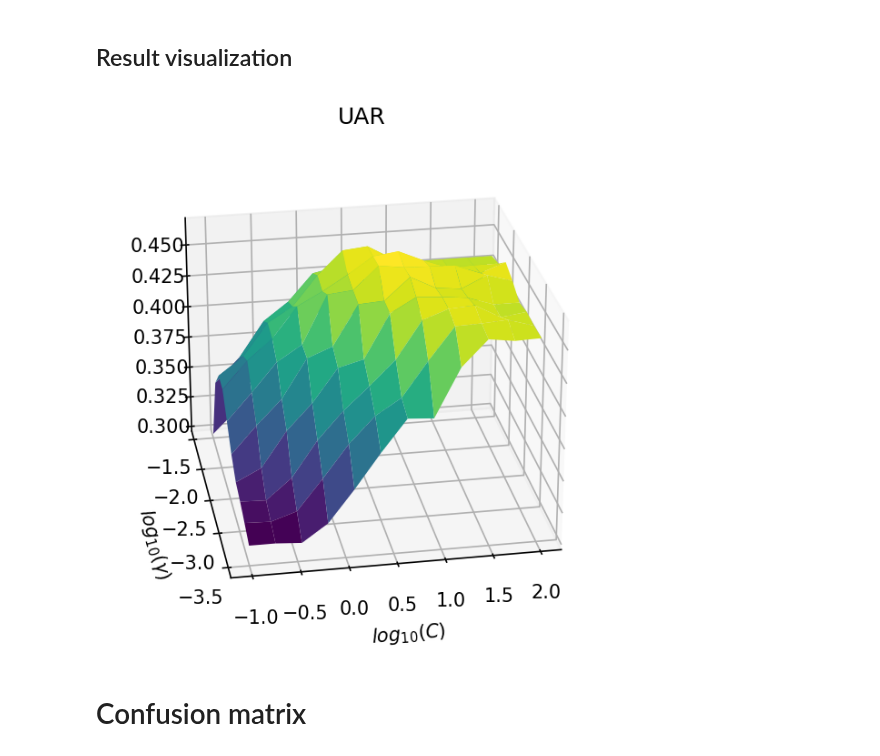
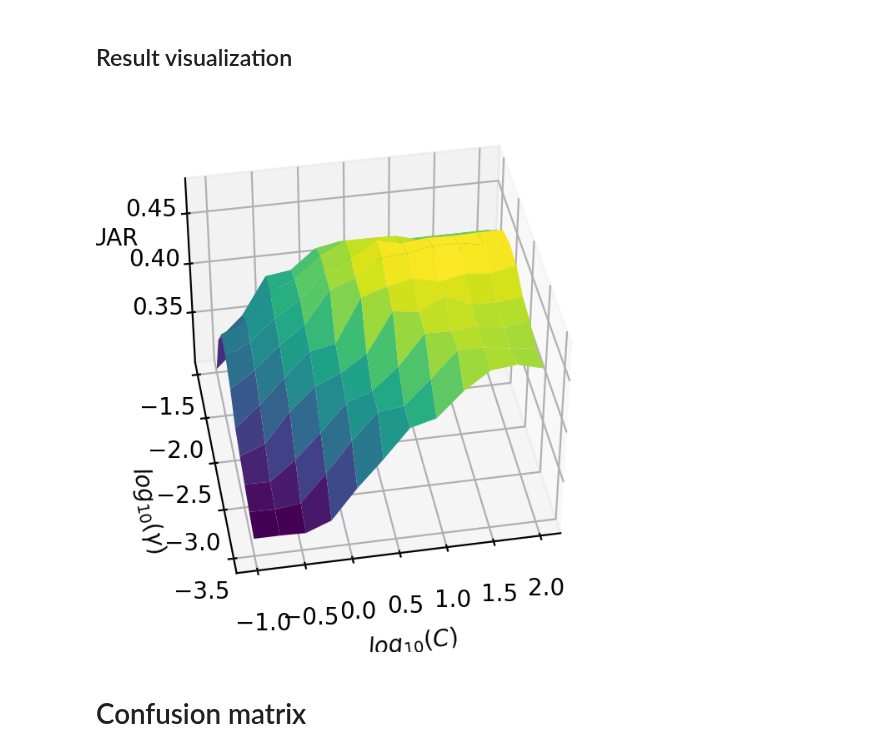
Before and after one commit to vortex2894/speech-emotion-recognition-system, a Jupyter notebook: SER-SVM-RBF-MFCC.ipynb, the cells around one changed output. Cells and saved outputs as stored; diff of their text form; code cells hidden in the pictures.

```diff
--- a/SER-SVM-RBF-MFCC.ipynb
+++ b/SER-SVM-RBF-MFCC.ipynb
@@ -99,24 +114,27 @@ UAR = 0.317
 # %% [markdown]
 ## Result visualization
 # %%
-fig = plt.figure(dpi=150)
+fig = plt.figure(dpi=200)
 ax = plt.axes(projection='3d')
 
 log_g, log_C = np.meshgrid(np.log10(gamma),np.log10(C))
 
 # ax.plot_surface(np.log10(C), np.log10(gamma), UAR_surf, rstride=1, cstride=1,
 #                 cmap='viridis', edgecolor='none')
 ax.plot_surface(log_C, log_g, UAR_surf, rstride=1, cstride=1,
                 cmap='viridis', edgecolor='none')
 # ax.scatter(log_C, log_g, UAR_surf, c=UAR_surf, cmap='viridis', linewidth=0.5)
 # ax.bar3d(np.log10(C), np.log10(gamma), UAR_surf,dx=1, dy=1, dz=1)
 ax.set_xlabel('$log_{10}(C)$')
 ax.set_ylabel('$log_{10}(\gamma)$')
-ax.set_title('UAR')
-ax.view_init(25, 260)
-plt.show()
+# ax.set_title('UAR')
+ax.set_zlabel('$\mathrm{UAR}$')
+ax.view_init(40, 260)
+# plt.show()
+image_path = "Doc/figures/UAR_svm_rbf_4096.jpg"
+fig.savefig(image_path, format='jpg', dpi=200, bbox_inches='tight', pad_inches=0.2)
 # %% [output]
-[figure, old version]
+[figure, new version]
 # %% [markdown]
 # Confusion matrix
 # %%
```
Also changed, not shown: parts of 3 cells of this notebook, 8 other files.
